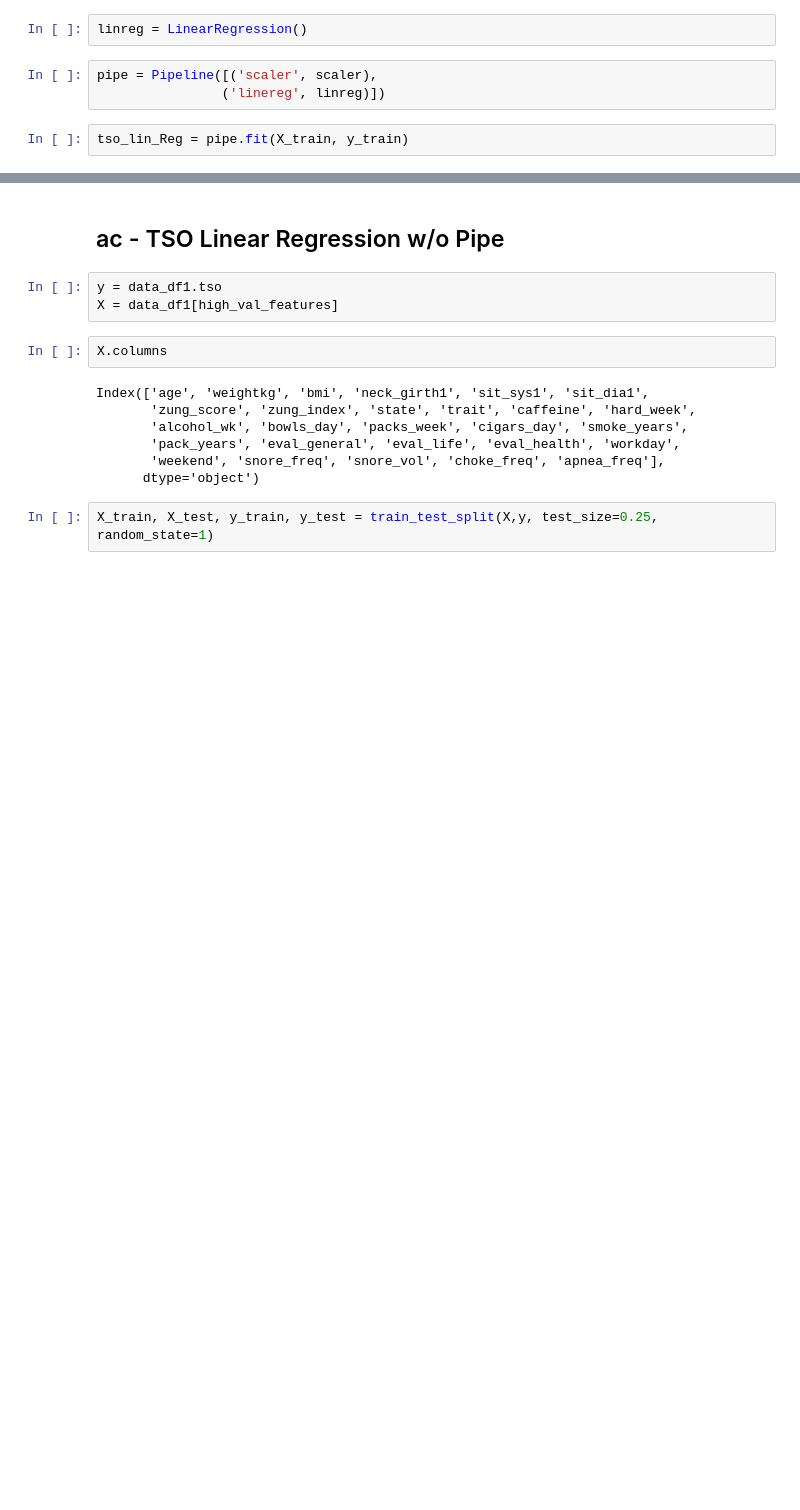
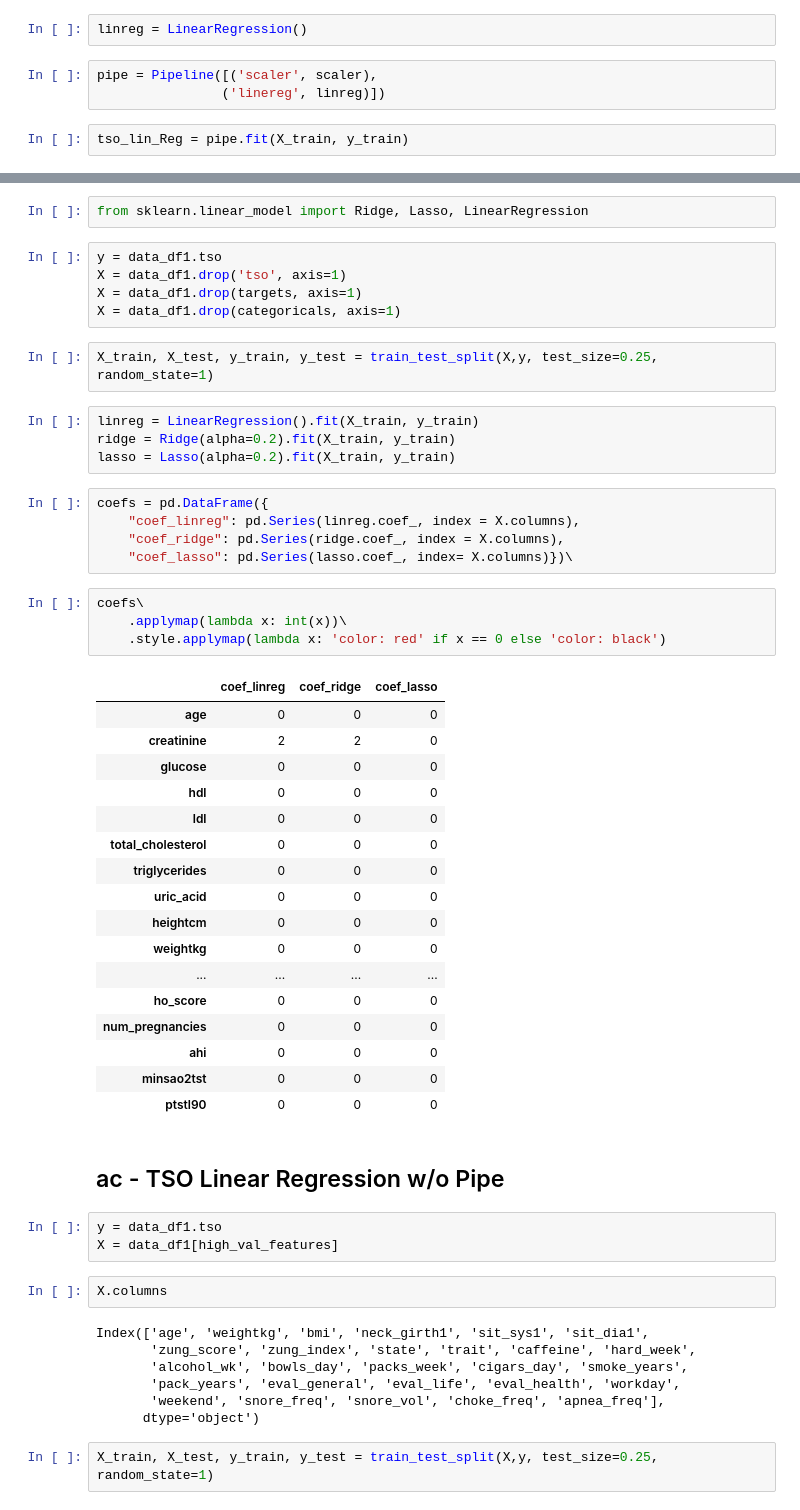
Before and after one commit to pandit-a/dreamteam, a Jupyter notebook: notebooks/ac_clean_notebook_v1.ipynb, the cells around one changed output, grey strips where cells are left out. Cells and saved outputs as stored; diff of their text form; blank space fills up the shorter version.

Commit message:
Linear model exploration

```diff
--- a/notebooks/ac_clean_notebook_v1.ipynb
+++ b/notebooks/ac_clean_notebook_v1.ipynb
@@ -284,3 +401,43 @@ pipe.score(X_test, y_test)
+# %%
+from sklearn.linear_model import Ridge, Lasso, LinearRegression
+# %%
+y = data_df1.tso
+X = data_df1.drop('tso', axis=1)
+X = data_df1.drop(targets, axis=1)
+X = data_df1.drop(categoricals, axis=1)
+# %%
+X_train, X_test, y_train, y_test = train_test_split(X,y, test_size=0.25, random_state=1)
+# %%
+linreg = LinearRegression().fit(X_train, y_train)
+ridge = Ridge(alpha=0.2).fit(X_train, y_train)
+lasso = Lasso(alpha=0.2).fit(X_train, y_train)
+# %%
+coefs = pd.DataFrame({
+    "coef_linreg": pd.Series(linreg.coef_, index = X.columns),
+    "coef_ridge": pd.Series(ridge.coef_, index = X.columns),
+    "coef_lasso": pd.Series(lasso.coef_, index= X.columns)})\
+# %%
+coefs\
+    .applymap(lambda x: int(x))\
+    .style.applymap(lambda x: 'color: red' if x == 0 else 'color: black')
+# %% [output]
+|  | coef_linreg | coef_ridge | coef_lasso |
+| age | 0 | 0 | 0 |
+| creatinine | 2 | 2 | 0 |
+| glucose | 0 | 0 | 0 |
+| hdl | 0 | 0 | 0 |
+| ldl | 0 | 0 | 0 |
+| total_cholesterol | 0 | 0 | 0 |
+| triglycerides | 0 | 0 | 0 |
+| uric_acid | 0 | 0 | 0 |
+| heightcm | 0 | 0 | 0 |
+| weightkg | 0 | 0 | 0 |
+| ... | ... | ... | ... |
+| ho_score | 0 | 0 | 0 |
+| num_pregnancies | 0 | 0 | 0 |
+| ahi | 0 | 0 | 0 |
+| minsao2tst | 0 | 0 | 0 |
+| ptstl90 | 0 | 0 | 0 |
 # %% [markdown]
 ## ac - TSO Linear Regression w/o Pipe
 # %%
```
Also changed, not shown: parts of 49 cells of this notebook.
